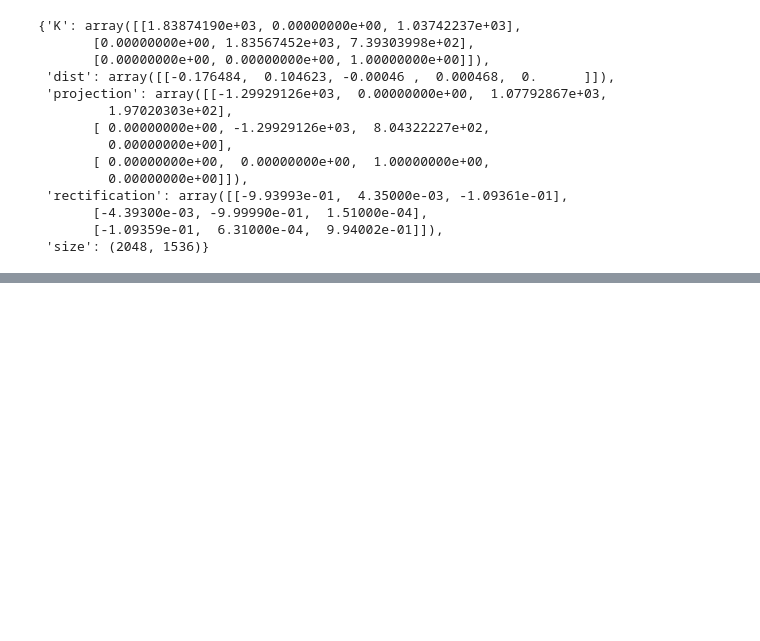
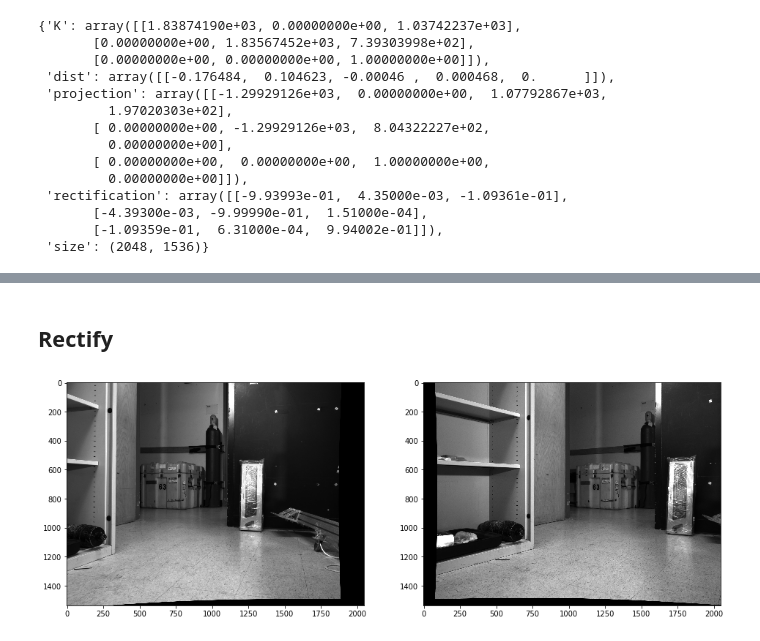
Before and after one commit to amarburg/stereo_disparity_mwe, a Jupyter notebook: Stereo Disparity.ipynb, the cells around one changed output, grey strips where cells are left out. Saved outputs shown, nothing was run; the diff lists cells and outputs as text; code cells hidden in the pictures; blank space fills up the shorter version.

```diff
--- a/Stereo Disparity.ipynb
+++ b/Stereo Disparity.ipynb
@@ -76,0 +74,17 @@ plt.show()
+# %% [markdown]
+## Rectify
+# %%
+def remap( img, cam ):
+    map1,map2 = cv2.initUndistortRectifyMap( cam['K'], cam['dist'], cam['rectification'], cam['K'], cam['size'], cv2.CV_32FC1)
+    return cv2.remap(img, map1, map2, cv2.INTER_LINEAR);
+
+imgLrect = remap( imgLmono, leftCam )
+imgRrect = remap( imgRmono, rightCam )
+
+
+fig, axs = plt.subplots(ncols=2, figsize=(16, 8))
+axs[0].imshow(imgLrect, cmap="gray")
+axs[1].imshow(imgRrect, cmap="gray")
+plt.show()
+# %% [output]
+[figure, added]
```
Also changed, not shown: parts of 8 cells of this notebook, 4 other files.
